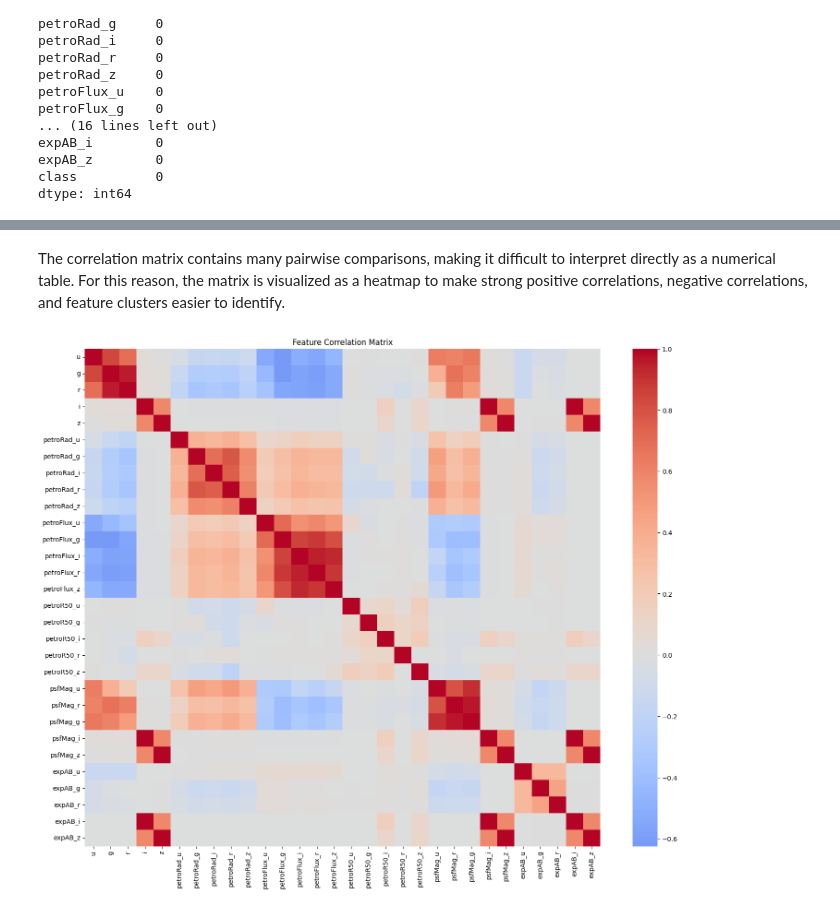
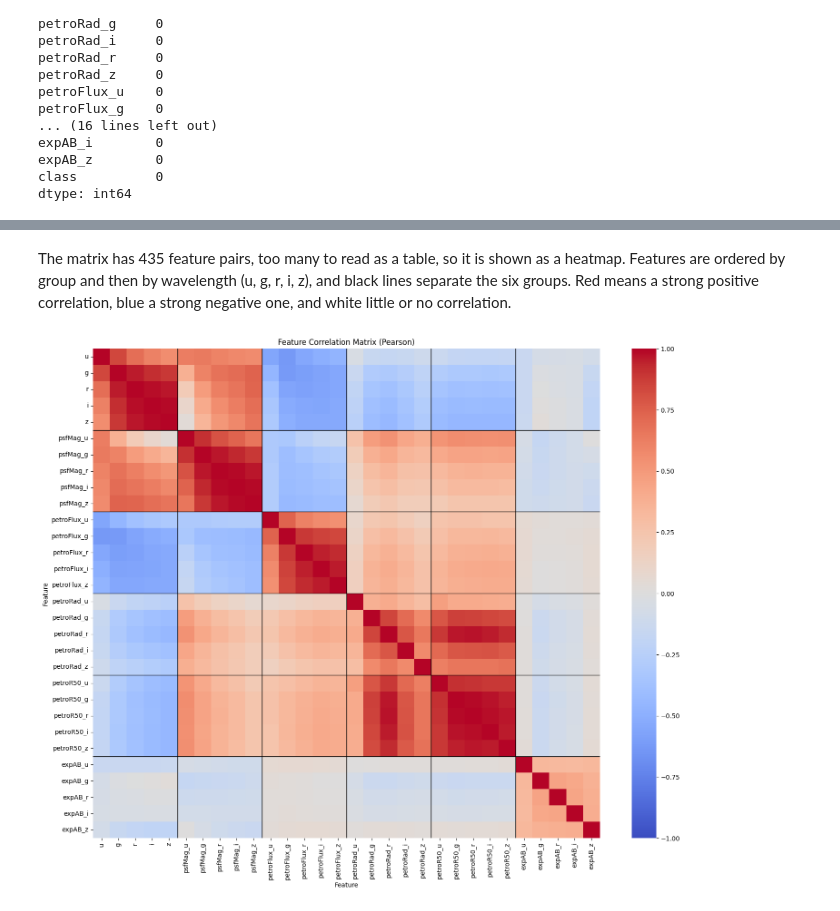
Before and after one commit to OmeedLodin/stellar-classification, a Jupyter notebook: notebooks/01_data_exploration.ipynb, the cells around one changed output, grey strips where cells are left out. Saved outputs shown, nothing was run; the diff lists cells and outputs as text; code cells hidden in the pictures.

```diff
--- a/notebooks/01_data_exploration.ipynb
+++ b/notebooks/01_data_exploration.ipynb
@@ -135,0 +219,6 @@ The dataset contains no missing values across the selected features, therefore n
+# %%
+# Drop every row with a -9999 placeholder in any retained feature
+df = df[~placeholder_rows].reset_index(drop=True)
+
+print(df.shape)
+print(df['class'].value_counts(normalize=True).reindex(CLASS_ORDER).round(4))
@@ -171,5 +354,17 @@ Correlation analysis was performed to examine linear relationships between the r
 # %%
-corr_matrix = df.corr(numeric_only=True)
+# Order features by group, then by wavelength (u g r i z), so neighbouring bands
+# sit next to each other and each feature group forms a block in the heatmap.
+# The CSV stores some bands out of order (e.g. psfMag_u, psfMag_r, psfMag_g).
+feature_order = (
+    bands
+    + [f'psfMag_{b}' for b in bands]
+    + [f'petroFlux_{b}' for b in bands]
+    + [f'petroRad_{b}' for b in bands]
+    + [f'petroR50_{b}' for b in bands]
+    + [f'expAB_{b}' for b in bands]
+)
+
+corr_matrix = df[feature_order].corr()
 
 corr_matrix
 # %% [output]
@@ -193,21 +388,28 @@ corr_matrix
 30 rows × 30 columns
 # %% [markdown]
-The correlation matrix contains many pairwise comparisons, making it difficult to interpret directly as a numerical table. For this reason, the matrix is visualized as a heatmap to make strong positive correlations, negative correlations, and feature clusters easier to identify.
+The matrix has 435 feature pairs, too many to read as a table, so it is shown as a heatmap. Features are ordered by group and then by wavelength (u, g, r, i, z), and black lines separate the six groups. Red means a strong positive correlation, blue a strong negative one, and white little or no correlation.
 # %%
-import seaborn as sns
-import matplotlib.pyplot as plt
-
 plt.figure(figsize=(18, 14))
 
-sns.heatmap(
+# Fix the colour scale to -1..1 so colours mean the same thing in every version of this plot
+ax = sns.heatmap(
     corr_matrix,
     cmap='coolwarm',
-    center=0
+    center=0,
+    vmin=-1,
+    vmax=1
 )
 
-plt.title("Feature Correlation Matrix")
-plt.savefig("../plots/correlation_heatmap.png", dpi=300, bbox_inches='tight')
+# Lines between feature groups (each group has 5 bands)
+for k in range(5, len(feature_order), 5):
+    ax.axhline(k, color='black', linewidth=1)
+    ax.axvline(k, color='black', linewidth=1)
+
+plt.title("Feature Correlation Matrix (Pearson)")
+plt.xlabel("Feature")
+plt.ylabel("Feature")
+plt.savefig(PLOTS_DIR / "correlation_heatmap.png", dpi=300, bbox_inches='tight')
 
 plt.show()
 # %% [output]
-[figure, old version]
+[figure, new version]
```
Also changed, not shown: parts of 60 cells of this notebook, 11 other files.
